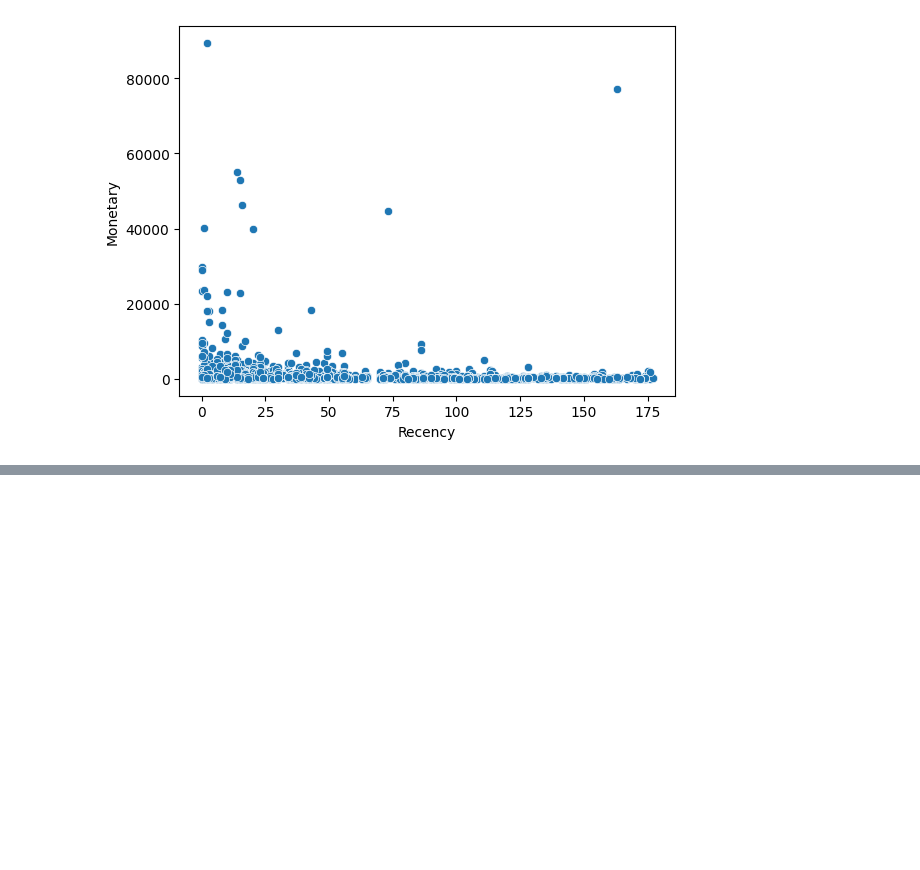
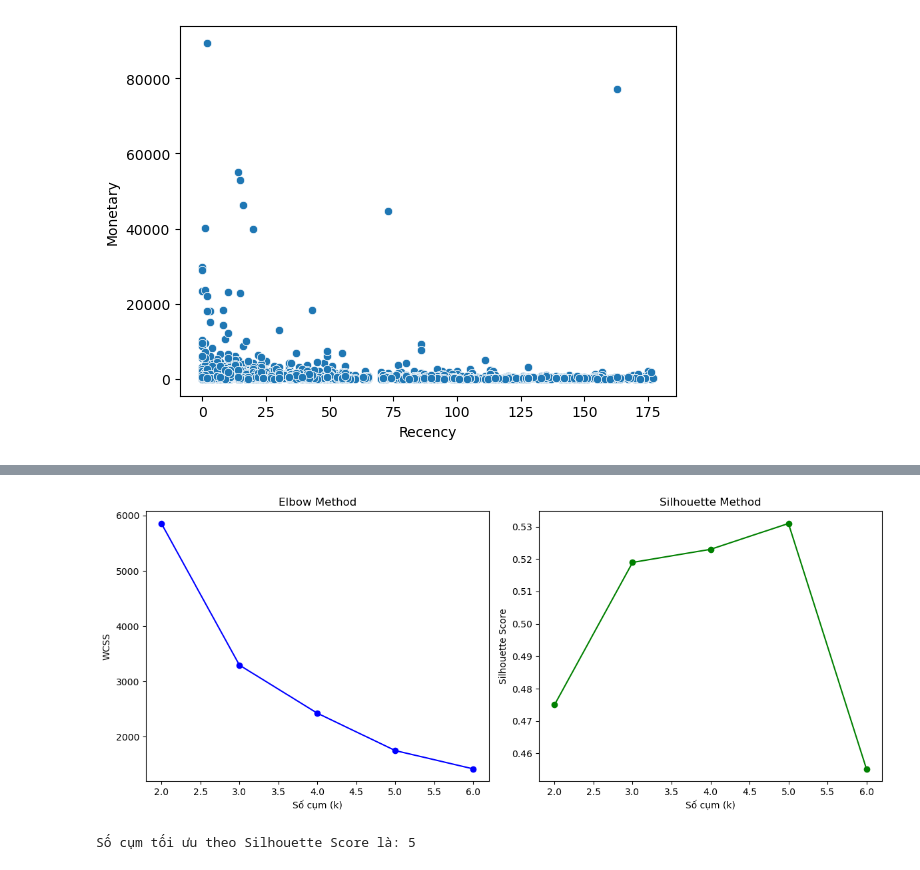
Before and after one commit to ntlong81/Python_TKT64, a Jupyter notebook: Lecture_789_project_RFM.ipynb, the cells around one changed output, grey strips where cells are left out. Drawn from its saved outputs; the diff is of its cells as text; code cells hidden in the pictures; blank space fills up the shorter version.

```diff
--- a/Lecture_789_project_RFM.ipynb
+++ b/Lecture_789_project_RFM.ipynb
@@ -58,3 +61,5 @@ UnitPrice          0
 CustomerID     53383
 Country            0
 dtype: int64
+# %%
+df['InvoiceDate'] = pd.to_datetime(df['InvoiceDate'])
@@ -144,7 +171,7 @@ df_invoice.head()
 | 540003 | 198.05 |
 | 540004 | 76.32 |
 # %%
-df_rfm['InvoiceDate'] = pd.to_datetime(df['InvoiceDate'])
+#df_rfm['InvoiceDate'] = pd.to_datetime(df['InvoiceDate'])
 # Kiểm tra kiểu dữ liệu của cột InvoiceDate
 print(df_rfm['InvoiceDate'].dtype)
 # %% [output]
@@ -251,0 +310,6 @@ rfm["Frequency"].plot()
+# %%
+#rfm = rfm.set_index("CustomerID")
+
+# Chuẩn hóa dữ liệu
+scaler = StandardScaler()
+X_scaled = scaler.fit_transform(rfm)
@@ -251,0 +331,40 @@ rfm["Frequency"].plot()
+# %%
+# Tìm số cụm tối ưu
+wcss = []
+silhouette_scores = []
+K = range(2, 7)  # Với 5 khách hàng, thử 2-5 cụm
+
+for k in K:
+    kmeans = KMeans(n_clusters=k, random_state=42, n_init='auto')
+    kmeans.fit(X_scaled)
+    wcss.append(kmeans.inertia_)
+    sil_score = silhouette_score(X_scaled, kmeans.labels_)
+    silhouette_scores.append(sil_score)
+
+# Vẽ biểu đồ
+plt.figure(figsize=(12, 5))
+
+# Elbow plot
+plt.subplot(1, 2, 1)
+plt.plot(K, wcss, 'bo-')
+plt.xlabel('Số cụm (k)')
+plt.ylabel('WCSS')
+plt.title('Elbow Method')
+
+# Silhouette score plot
+plt.subplot(1, 2, 2)
+plt.plot(K, silhouette_scores, 'go-')
+plt.xlabel('Số cụm (k)')
+plt.ylabel('Silhouette Score')
+plt.title('Silhouette Method')
+
+plt.tight_layout()
+plt.show()
+# %% [output]
+[figure, added]
+# %%
+# In số cụm tối ưu theo Silhouette score
+optimal_k = K[silhouette_scores.index(max(silhouette_scores))]
+print(f"Số cụm tối ưu theo Silhouette Score là: {optimal_k}")
+# %% [output]
+Số cụm tối ưu theo Silhouette Score là: 5
```
Also changed, not shown: parts of 25 cells of this notebook, 2 other files.
